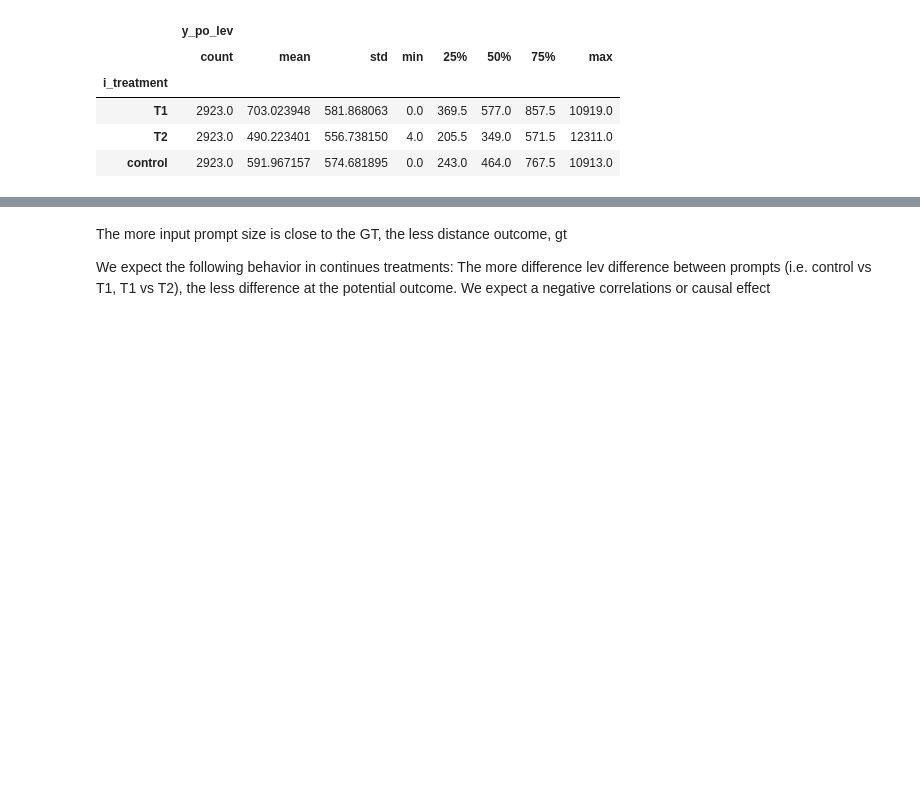
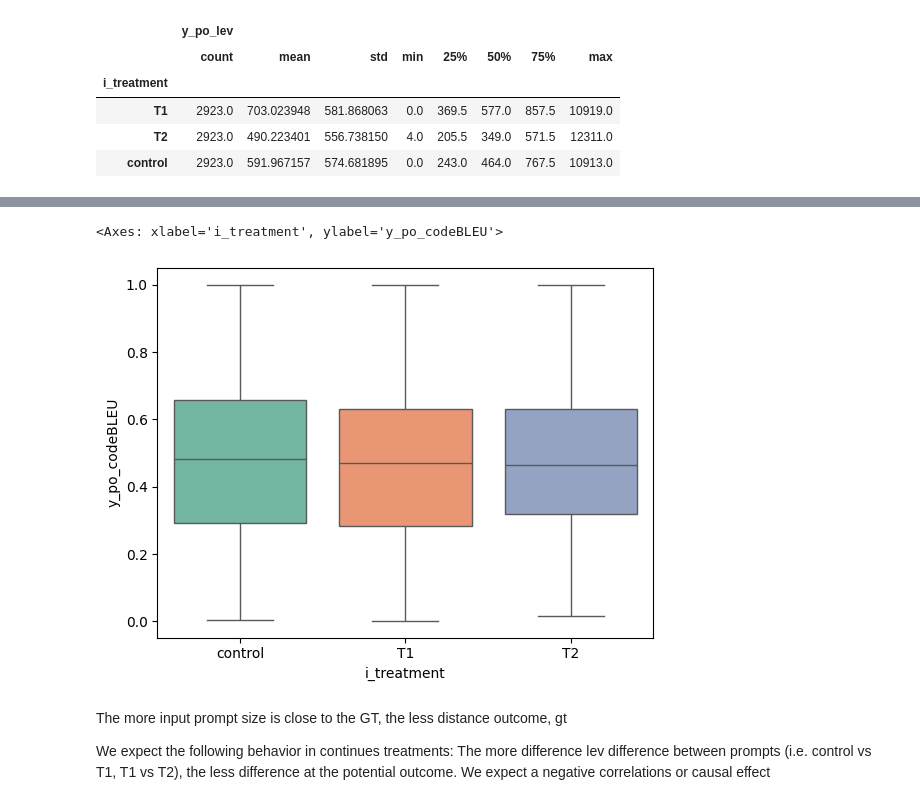
Before and after one commit to WM-SEMERU/Causal4SE, a Jupyter notebook: source/01_prompt_eng_dataset_build_lev_input.ipynb, the cells around one changed output, grey strips where cells are left out. Drawn from its saved outputs; the diff is of its cells as text; code cells hidden in the pictures; blank space fills up the shorter version.

```diff
--- a/source/01_prompt_eng_dataset_build_lev_input.ipynb
+++ b/source/01_prompt_eng_dataset_build_lev_input.ipynb
@@ -208,0 +269,7 @@ Explain metric granularity, in this case we are using sample granularity. CodeBL
+# %%
+def calculate_codeBLEU(row):
+    str1=row['code'].strip()
+    str2=row['prediction'].strip()
+    return calc_codebleu([str1], [str2], lang="python", weights=(0.25, 0.25, 0.25, 0.25), tokenizer=None)['codebleu']
+# %%
+treatments_df['y_po_codeBLEU']=treatments_df.apply(calculate_codeBLEU, axis=1)
@@ -209,3 +318,8 @@ Explain metric granularity, in this case we are using sample granularity. CodeBL
+# %%
+sns.boxplot(data=treatments_df[['y_po_codeBLEU','i_treatment']], x="i_treatment", y="y_po_codeBLEU",showfliers=False, palette="Set2",hue="i_treatment")
+# %% [output]
+<Axes: xlabel='i_treatment', ylabel='y_po_codeBLEU'>
+[figure, added]
 # %% [markdown]
 The more input prompt size is close to the GT, the less distance outcome, gt
 
```
Also changed, not shown: parts of 19 cells of this notebook, 1 other file.
